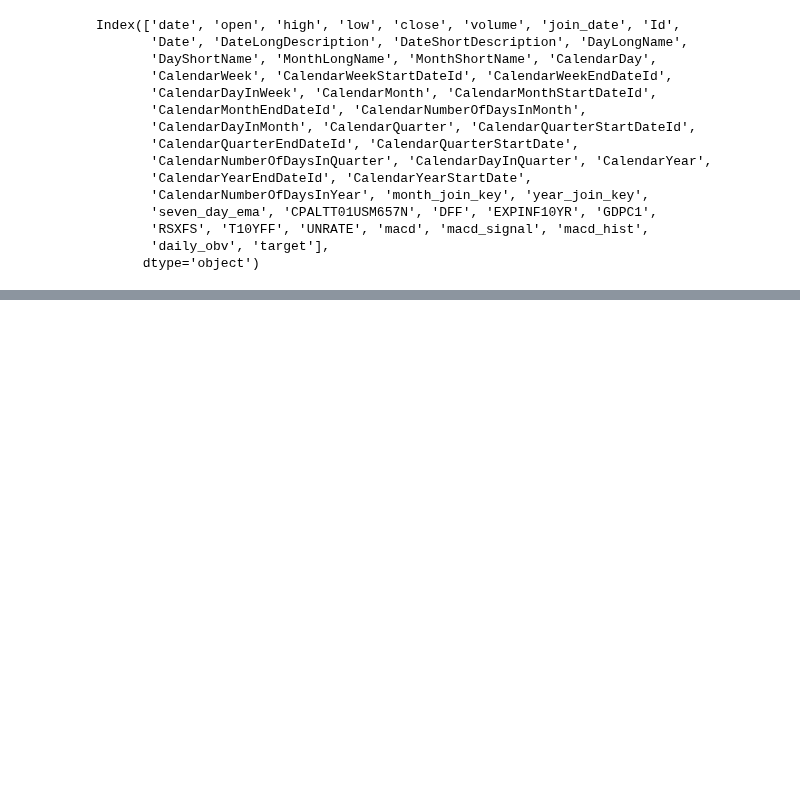
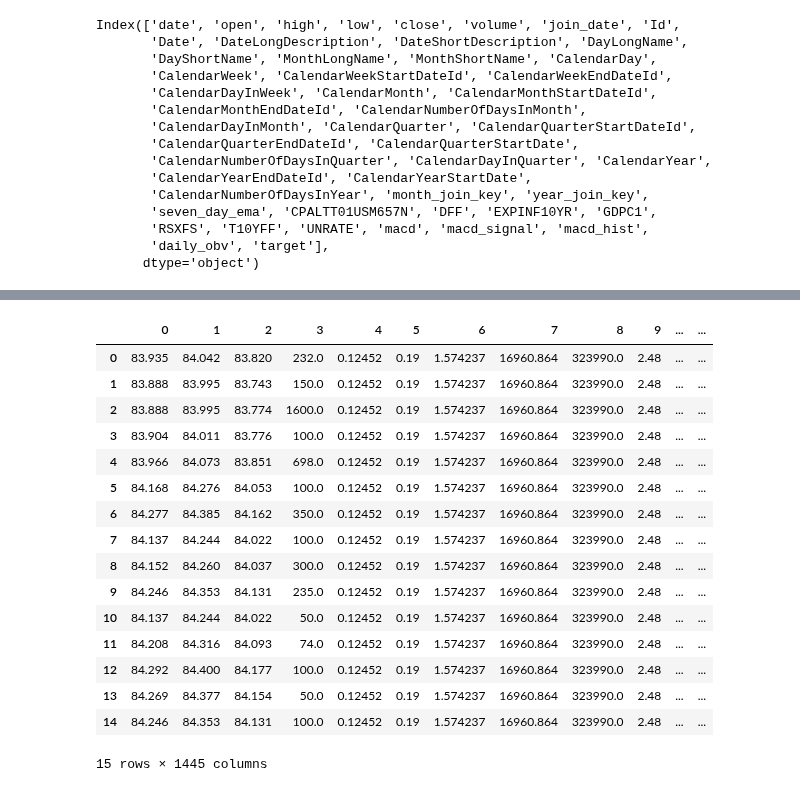
Before and after one commit to connorjsmith28/trading, a Jupyter notebook: models/ltsm.ipynb, the cells around one changed output, grey strips where cells are left out. Drawn from its saved outputs; the diff is of its cells as text; code cells hidden in the pictures; blank space fills up the shorter version.

Commit message:
Adding ability to use all fields. Mostly works, but y_train_v2 and y_test_v2 seem to be off. Should be the same field as the original versions

```diff
--- a/models/ltsm.ipynb
+++ b/models/ltsm.ipynb
@@ -40,7 +42,14 @@ non_target_columns = ['open', 'high', 'low', 'volume', 'CPALTT01USM657N', 'DFF',
 
 df_cols = df[non_target_columns]
 
-df_target_train = df[['date','close']].where(df.date <= '2020-01-01')
+# version with just close price and date
+df_target_train = df[['date', 'close']].where(df.date <= '2020-01-01')
 df_target_train.dropna(inplace=True)
-df_target_test = df[['date','close']].where(df.date > '2020-01-01')
+df_target_test = df[['date', 'close']].where(df.date > '2020-01-01')
 df_target_test.dropna(inplace=True)
+
+# version with all columns
+df_target_train_v2 = df[non_target_columns].where(df.date <= '2020-01-01')
+df_target_train_v2.dropna(inplace=True)
+df_target_test_v2 = df[non_target_columns].where(df.date > '2020-01-01')
+df_target_test_v2.dropna(inplace=True)
@@ -83,0 +131,6 @@ x test [[278.923 279.055 279.074 ... 279.13  279.177 279.233]
+# %%
+# create training set
+sequence_len = 5
+num_rows = 100
+X_train_v2, y_train_v2 = create_sequences(df_target_train_v2, sequence_len, num_rows, include_all_features=True)
+X_test_v2, y_test_v2 = create_sequences(df_target_test_v2, sequence_len, num_rows, include_all_features=True)
@@ -87,0 +206,20 @@ print(X_train.shape, y_train.shape)
+# %%
+pd.DataFrame(X_train_v2.reshape(X_train_v2.shape[0], X_train_v2.shape[1])).head(n=200)
+# %% [output]
+|  | 0 | 1 | 2 | 3 | 4 | 5 | 6 | 7 | 8 | 9 | ... | ... |
+| 0 | 83.935 | 84.042 | 83.820 | 232.0 | 0.12452 | 0.19 | 1.574237 | 16960.864 | 323990.0 | 2.48 | ... | ... |
+| 1 | 83.888 | 83.995 | 83.743 | 150.0 | 0.12452 | 0.19 | 1.574237 | 16960.864 | 323990.0 | 2.48 | ... | ... |
+| 2 | 83.888 | 83.995 | 83.774 | 1600.0 | 0.12452 | 0.19 | 1.574237 | 16960.864 | 323990.0 | 2.48 | ... | ... |
+| 3 | 83.904 | 84.011 | 83.776 | 100.0 | 0.12452 | 0.19 | 1.574237 | 16960.864 | 323990.0 | 2.48 | ... | ... |
+| 4 | 83.966 | 84.073 | 83.851 | 698.0 | 0.12452 | 0.19 | 1.574237 | 16960.864 | 323990.0 | 2.48 | ... | ... |
+| 5 | 84.168 | 84.276 | 84.053 | 100.0 | 0.12452 | 0.19 | 1.574237 | 16960.864 | 323990.0 | 2.48 | ... | ... |
+| 6 | 84.277 | 84.385 | 84.162 | 350.0 | 0.12452 | 0.19 | 1.574237 | 16960.864 | 323990.0 | 2.48 | ... | ... |
+| 7 | 84.137 | 84.244 | 84.022 | 100.0 | 0.12452 | 0.19 | 1.574237 | 16960.864 | 323990.0 | 2.48 | ... | ... |
+| 8 | 84.152 | 84.260 | 84.037 | 300.0 | 0.12452 | 0.19 | 1.574237 | 16960.864 | 323990.0 | 2.48 | ... | ... |
+| 9 | 84.246 | 84.353 | 84.131 | 235.0 | 0.12452 | 0.19 | 1.574237 | 16960.864 | 323990.0 | 2.48 | ... | ... |
+| 10 | 84.137 | 84.244 | 84.022 | 50.0 | 0.12452 | 0.19 | 1.574237 | 16960.864 | 323990.0 | 2.48 | ... | ... |
+| 11 | 84.208 | 84.316 | 84.093 | 74.0 | 0.12452 | 0.19 | 1.574237 | 16960.864 | 323990.0 | 2.48 | ... | ... |
+| 12 | 84.292 | 84.400 | 84.177 | 100.0 | 0.12452 | 0.19 | 1.574237 | 16960.864 | 323990.0 | 2.48 | ... | ... |
+| 13 | 84.269 | 84.377 | 84.154 | 50.0 | 0.12452 | 0.19 | 1.574237 | 16960.864 | 323990.0 | 2.48 | ... | ... |
+| 14 | 84.246 | 84.353 | 84.131 | 100.0 | 0.12452 | 0.19 | 1.574237 | 16960.864 | 323990.0 | 2.48 | ... | ... |
+15 rows × 1445 columns
```
Also changed, not shown: parts of 22 cells of this notebook.
